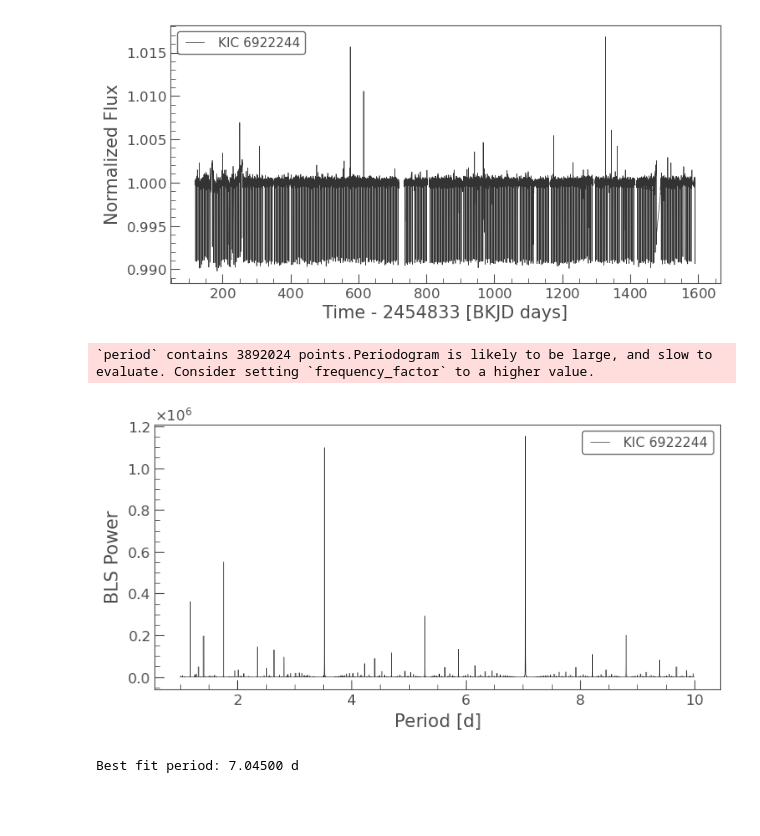
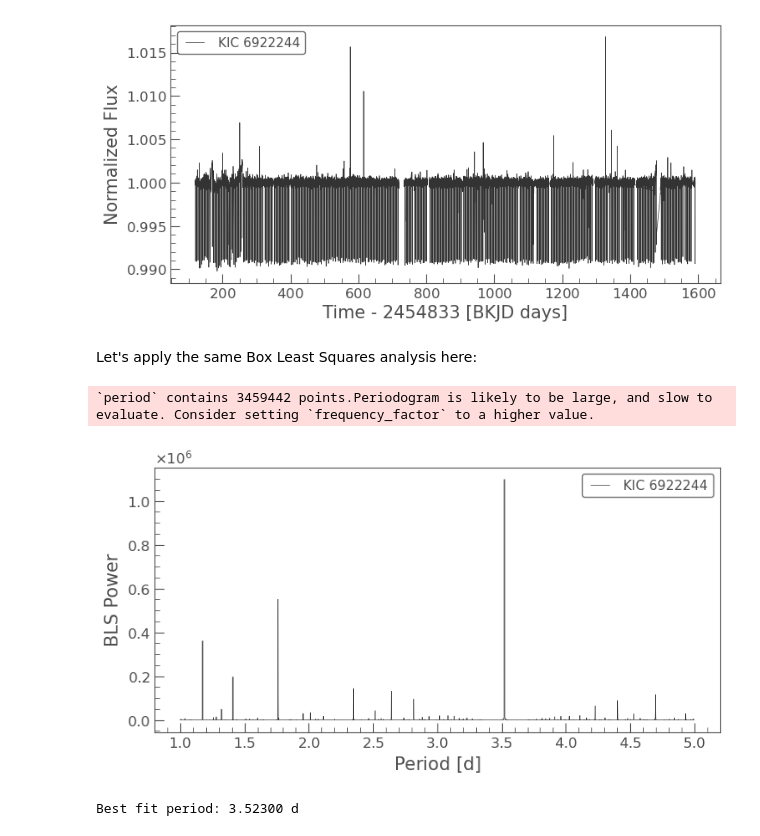
Before and after one commit to domrachev03/exoplanet_search, a Jupyter notebook: playground/01_planet_analysis_example.ipynb, the cells around one changed output. Drawn from its saved outputs; the diff is of its cells as text; code cells hidden in the pictures; blank space fills up the shorter version.

```diff
--- a/playground/01_planet_analysis_example.ipynb
+++ b/playground/01_planet_analysis_example.ipynb
@@ -122,14 +167,16 @@ light_curves_stiched.plot()
 # %% [output]
 <Axes: xlabel='Time - 2454833 [BKJD days]', ylabel='Normalized Flux'>
 [figure]
+# %% [markdown]
+Let's apply the same Box Least Squares analysis here:
 # %%
-periodogram = light_curves_stiched.flatten().to_periodogram(method="bls", period=np.arange(1.0, 10, 0.001))
+periodogram = light_curves_stiched.flatten().to_periodogram(method="bls", period=np.arange(1.0, 5, 0.001))
 periodogram.plot();
 # %% [output]
-`period` contains 3892024 points.Periodogram is likely to be large, and slow to evaluate. Consider setting `frequency_factor` to a higher value.
+`period` contains 3459442 points.Periodogram is likely to be large, and slow to evaluate. Consider setting `frequency_factor` to a higher value.
-[figure, old version]
+[figure, new version]
 # %%
 best_fit_period = periodogram.period_at_max_power
 print('Best fit period: {:.5f}'.format(best_fit_period))
 # %% [output]
-Best fit period: 7.04500 d
+Best fit period: 3.52300 d
```
Also changed, not shown: parts of 11 cells of this notebook.
